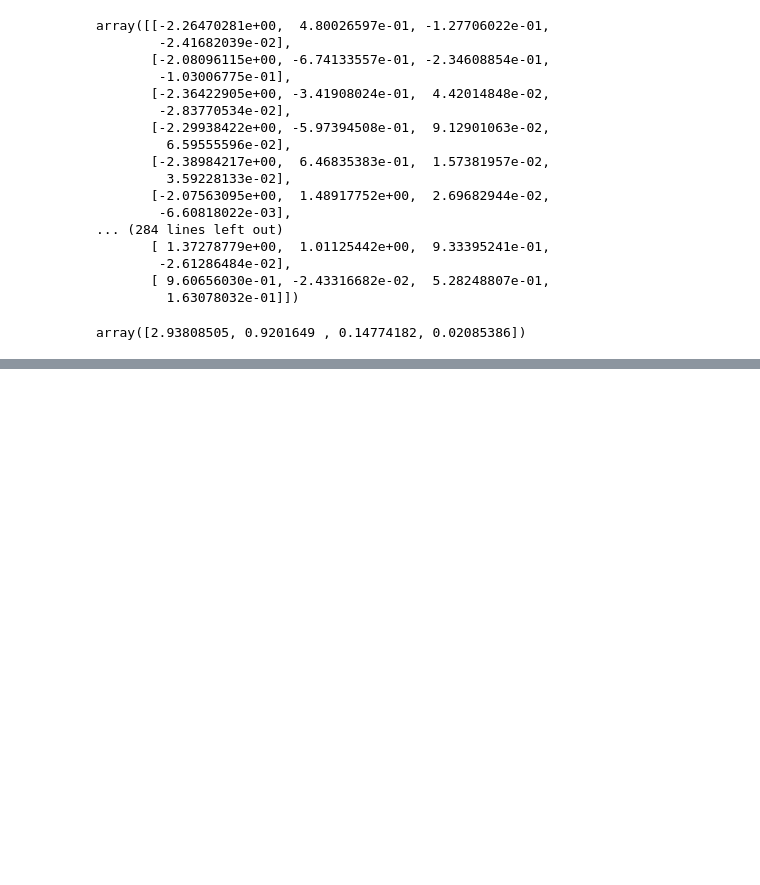
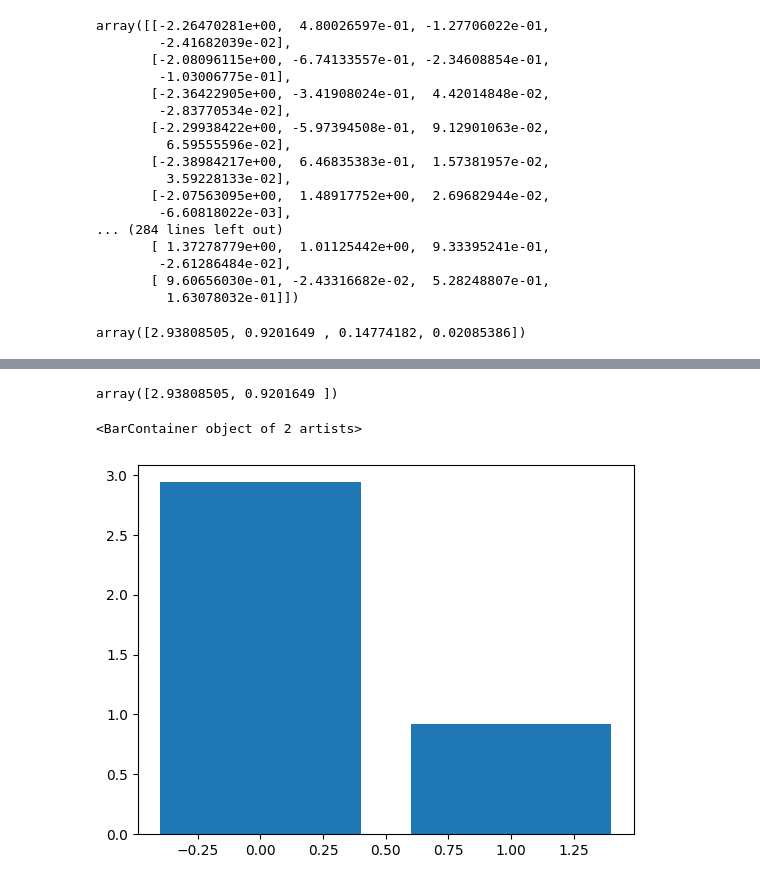
Before and after one commit to ShreeKeshavan/Machine_Learning, a Jupyter notebook: Feature_Engineering.ipynb, the cells around one changed output, grey strips where cells are left out. Drawn from its saved outputs; the diff is of its cells as text; code cells hidden in the pictures; blank space fills up the shorter version.

```diff
--- a/Feature_Engineering.ipynb
+++ b/Feature_Engineering.ipynb
@@ -243,0 +256,6 @@ array([2.93808505, 0.9201649 , 0.14774182, 0.02085386])
+# %%
+#after this we need to perform the same procedure but by changing the n_components to 2
+#pca = PCA(n_components=2) - from this like this
+pca = PCA(n_components=2)
+# %%
+pca_features = pca.fit_transform(X)
@@ -243,0 +290,9 @@ array([2.93808505, 0.9201649 , 0.14774182, 0.02085386])
+# %%
+pca.explained_variance_  #this is to identify the feature's variance of each feature
+# %% [output]
+array([2.93808505, 0.9201649 ])
+# %%
+plt.bar(range(2), pca.explained_variance_)
+# %% [output]
+<BarContainer object of 2 artists>
+[figure, added]
```
Also changed, not shown: parts of 10 cells of this notebook.
